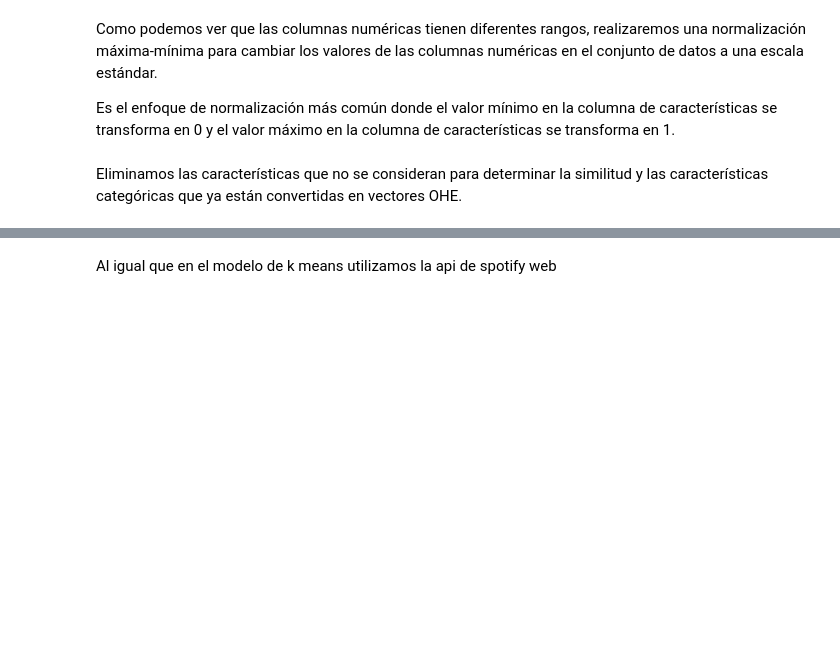
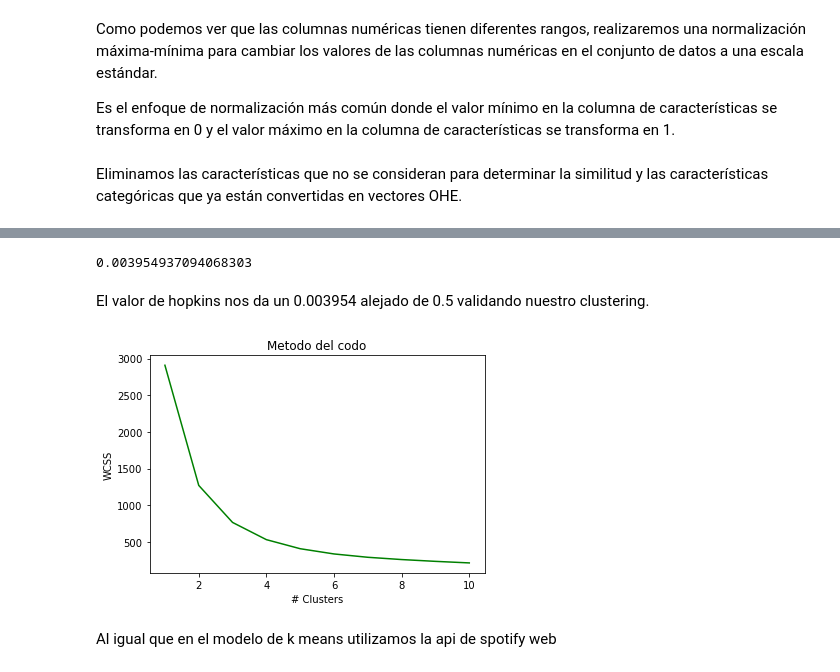
Before and after one commit to danielavillamar/PROYECTO2DS, a Jupyter notebook: Cosine similarity con minmax.ipynb, the cells around one changed output, grey strips where cells are left out. Cells and saved outputs as stored; diff of their text form; code cells hidden in the pictures; blank space fills up the shorter version.

Commit message:
METODO DEL CODO

```diff
--- a/Cosine similarity con minmax.ipynb
+++ b/Cosine similarity con minmax.ipynb
@@ -17,5 +50,5 @@ from sklearn.metrics.pairwise import cosine_similarity
 # %%
-spotify_data = pd.read_csv("../PROYECTO2 K MEANS/spotify-dataset/data/data.csv")
+spotify_data = pd.read_csv("datam2.csv")
 # %%
 spotify_features_df = spotify_data
 genre_OHE = pd.get_dummies(spotify_features_df.genre)
@@ -53,3 +102,33 @@ spotify_features_df = spotify_features_df.drop('time_signature', axis = 1)
+# %%
+Lets = spotify_features_df[[ 'acousticness', 'danceability', 'energy', 'energy', 'instrumentalness', 'liveness', 'loudness', 'speechiness', 'tempo', 'valence']] #Declaramos nuestra lista de columnas a trabajar
+# %%
+CantDatos = np.array(Lets.sample(frac=0.1, random_state=123).reset_index(drop=True)) #Declaramos CantDatos
+CantDatos_scaled = sklearn.preprocessing.scale(CantDatos) #Realizamos las modificaicones a CantDatos
+pyclustertend.hopkins(CantDatos, len(CantDatos)) #Aplicamos HOPKINS para ver  la tendencia para los clusters
+# %% [output]
+0.003954937094068303
+# %% [markdown]
+
+
+El valor de hopkins nos da un 0.003954 alejado de 0.5 validando nuestro clustering.
+# %%
+
+
+Lets_norm = (Lets - Lets.min()) / (Lets.max() - Lets.min())  #Realizamos una normalizacaion entre las variables a trabajar.
+wcss = []
+
+for i in range(1, 11):
+    kmeans = KMeans(n_clusters = i, max_iter=300)         #Utilizamos el metodo del codo y el algoritmo KMEANS
+    kmeans.fit(Lets_norm)                                 #para determinar la mejor cantidad de clusters dependiendo los datos normalizados.
+    wcss.append(kmeans.inertia_)
+
+plt.plot(range(1, 11), wcss,color='green')
+plt.title('Metodo del codo')
+plt.xlabel('# Clusters')
+plt.ylabel('WCSS')
+plt.show()
+# %% [output]
+[figure, added]
 # %%
 # Append a las columnas OHE de las características categóricas
 spotify_features_df = spotify_features_df.join(genre_OHE)
```
Also changed, not shown: parts of 3 cells of this notebook.
